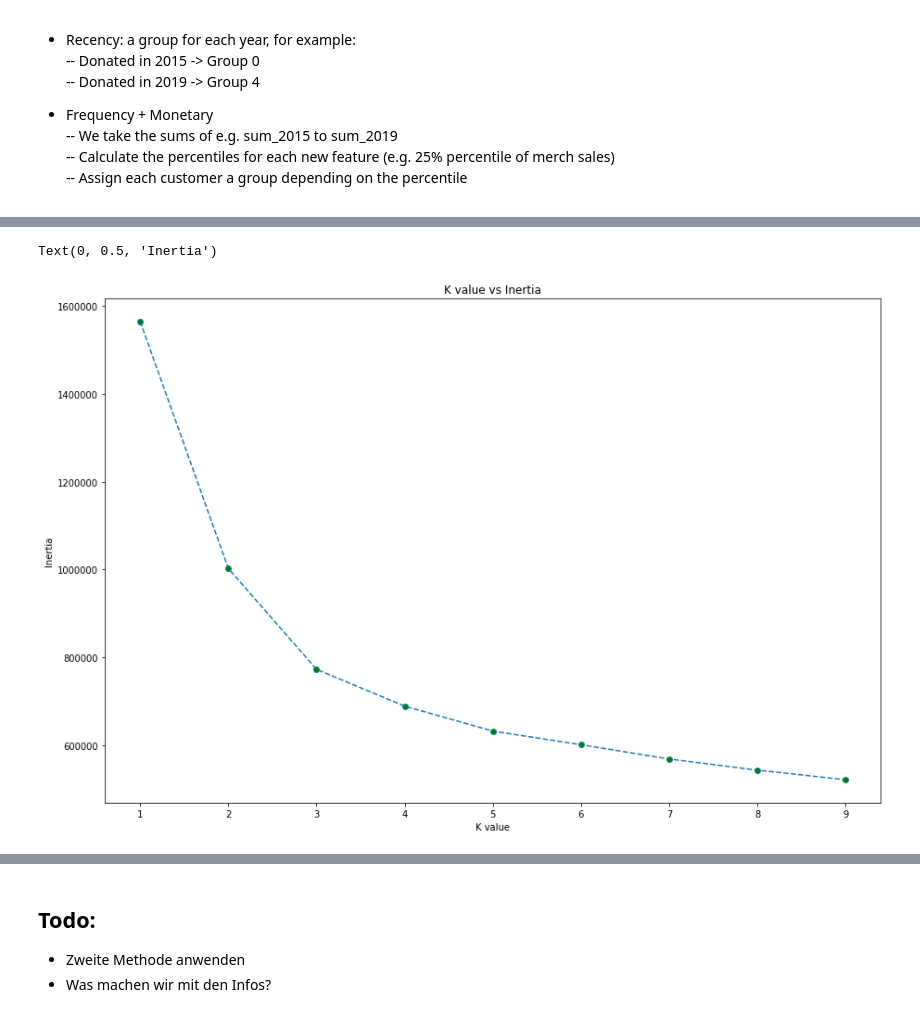
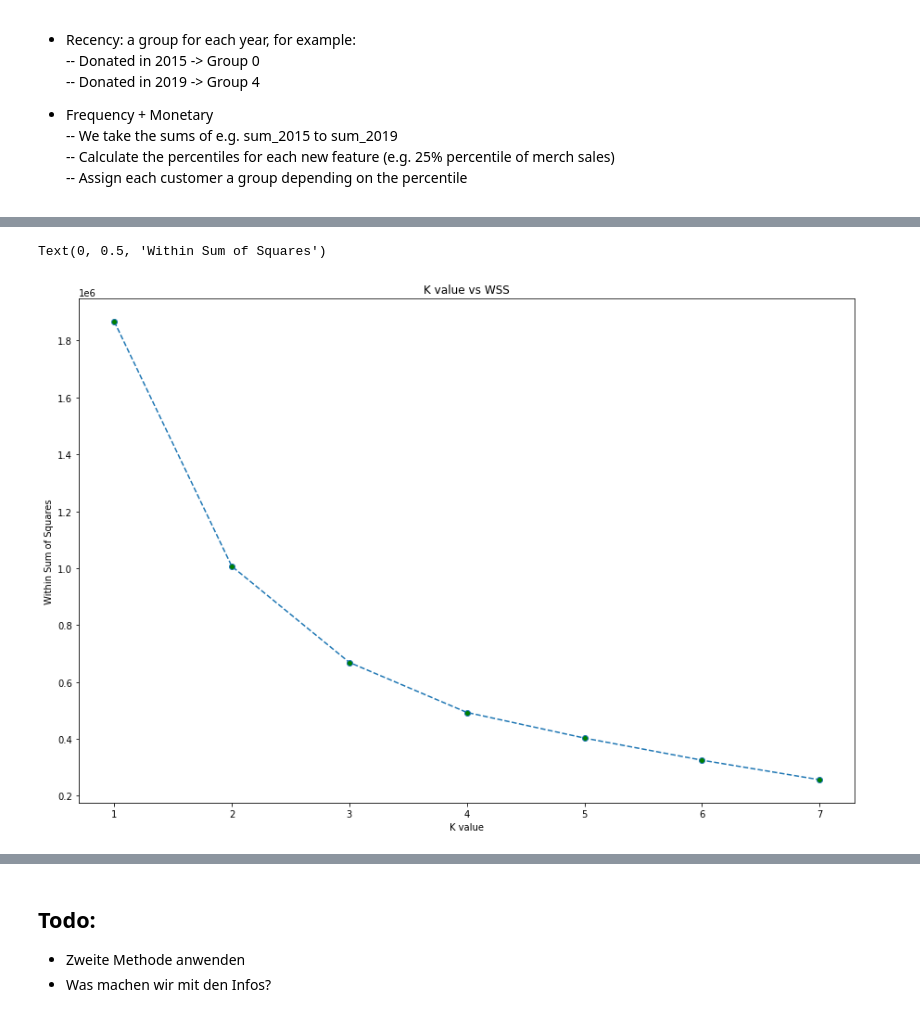
Before and after one commit to SaschaMet/_Uni, a Jupyter notebook: Semester 3/DS-Commerce-RFM/eda.ipynb, the cells around one changed output, grey strips where cells are left out. Drawn from its saved outputs; the diff is of its cells as text; code cells hidden in the pictures.

```diff
--- a/Semester 3/DS-Commerce-RFM/eda.ipynb
+++ b/Semester 3/DS-Commerce-RFM/eda.ipynb
@@ -512,5 +466,0 @@ df['gender'] = df['gender'].astype('category')
-# %%
-# One Hot Encoding of the Gender Column
-labelencoder = LabelEncoder()
-df['gender'] = labelencoder.fit_transform(df['gender'])
-df['gender'].unique()
@@ -525,6 +467,2 @@ def convert_to_int(x):
-# %%
-df['yob'] = df['yob'].apply(lambda x: convert_to_int(x))
-df['zip'] = df['zip'].apply(lambda x: convert_to_int(x))
-df['recency_group'] = df['recency_group'].apply(lambda x: convert_to_int(x))
 # %%
 df_kmeans = df[columns_to_use].copy()
@@ -531,27 +483,24 @@ df_kmeans = df[columns_to_use].copy()
 # %%
-# Scaling with Robust Scaler
-rfm_model = df_kmeans
-standar = RobustScaler()
-standar.fit(rfm_model)
+# Scaling with Standard Scaler
+standar = StandardScaler()
+standar.fit(df_kmeans)
 
-rfm_model = standar.transform(rfm_model)
-rfm_model = pd.DataFrame(rfm_model, columns=columns_to_use)
+rfm_model = standar.transform(df_kmeans)
+rfm_model = pd.DataFrame(df_kmeans, columns=columns_to_use)
 # %%
 # Find K best with Elbow Method
-## Modeling with KMeans
-inertia_list = []
-
-for i in range(1,10):
-    kmeans = KMeans(n_clusters=i)
-    kmeans.fit(rfm_model[columns_to_use])
-    inertia_list.append(kmeans.inertia_)
+wss = []
+for i in range(1,8):
+    kmeans = KMeans(n_clusters=i, init = 'k-means++')
+    kmeans.fit(rfm_model)
+    wss.append(kmeans.inertia_)
 # %%
 # Show graph elbow method
 plt.figure(figsize=(15,10))
-plt.plot(range(1,10),inertia_list,marker='o',markerfacecolor='green',linestyle='dashed')
-plt.title('K value vs Inertia')
+plt.plot(range(1,8),wss,marker='o',markerfacecolor='green',linestyle='dashed')
+plt.title('K value vs WSS')
 plt.xlabel('K value')
-plt.ylabel('Inertia')
+plt.ylabel('Within Sum of Squares')
 # %% [output]
-Text(0, 0.5, 'Inertia')
+Text(0, 0.5, 'Within Sum of Squares')
-[figure, old version]
+[figure, new version]
```
Also changed, not shown: parts of 68 cells of this notebook, 1 other file.
